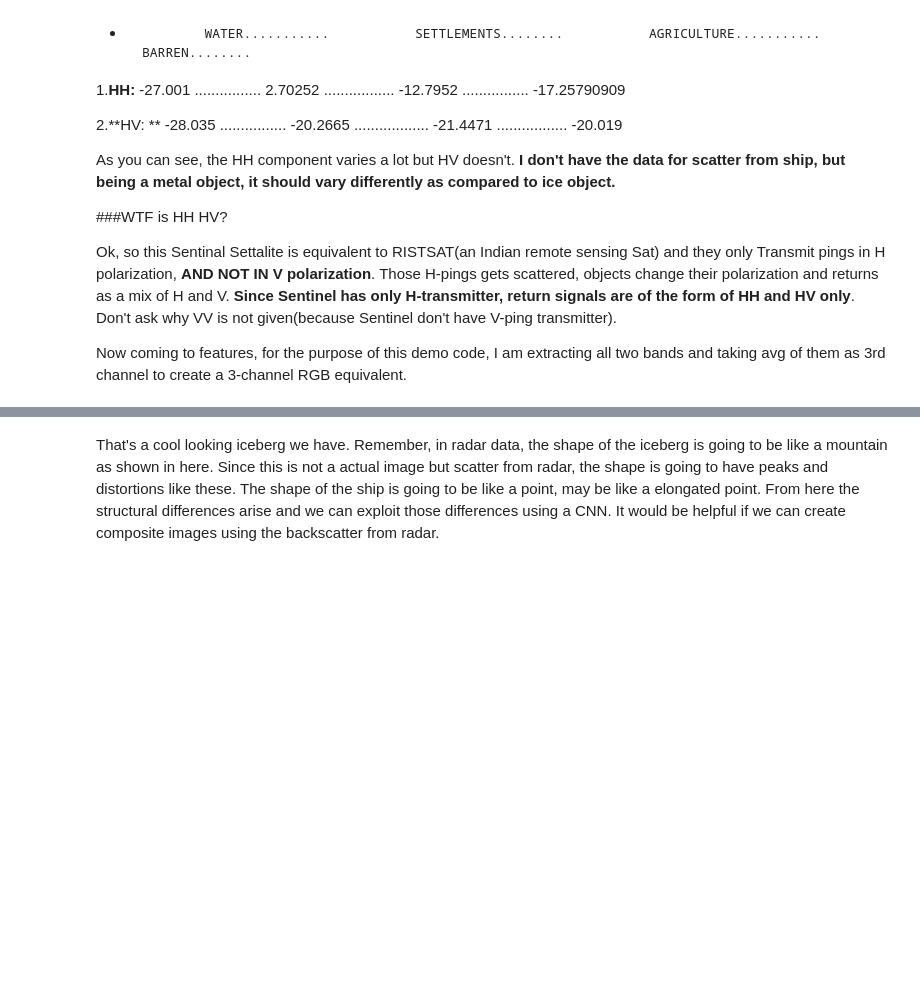
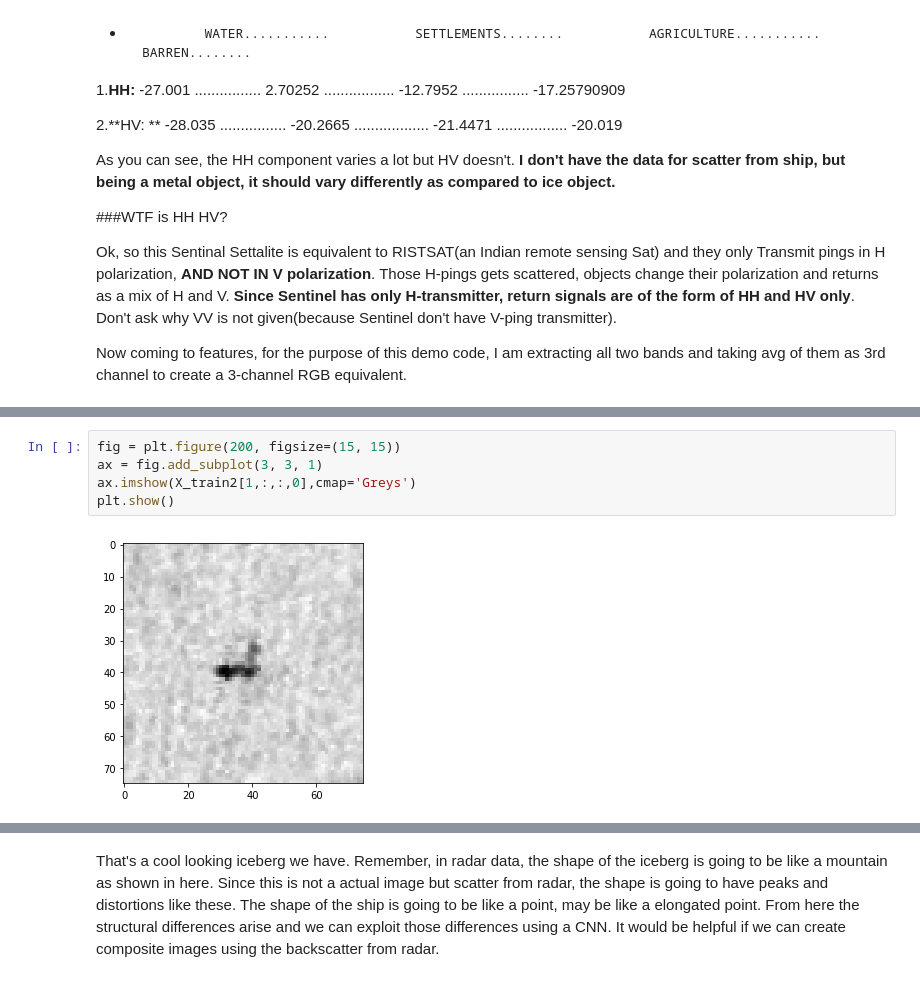
Before and after one commit to mutantu2002/TestsIpython, a Jupyter notebook: Statoil/keras.ipynb, the cells around one changed output, grey strips where cells are left out. Drawn from its saved outputs; the diff is of its cells as text; blank space fills up the shorter version.

```diff
--- a/Statoil/keras.ipynb
+++ b/Statoil/keras.ipynb
@@ -76,3 +116,10 @@ X_train = np.concatenate([X_band_1[:, :, :, np.newaxis], X_band_2[:, :, :, np.ne
+# %%
+fig = plt.figure(200, figsize=(15, 15))
+ax = fig.add_subplot(3, 3, 1)
+ax.imshow(X_train2[1,:,:,0],cmap='Greys')
+plt.show()
+# %% [output]
+[figure, added]
 # %%
 #Take a look at a iceberg
 import plotly.offline as py
```
Also changed, not shown: parts of 20 cells of this notebook.
